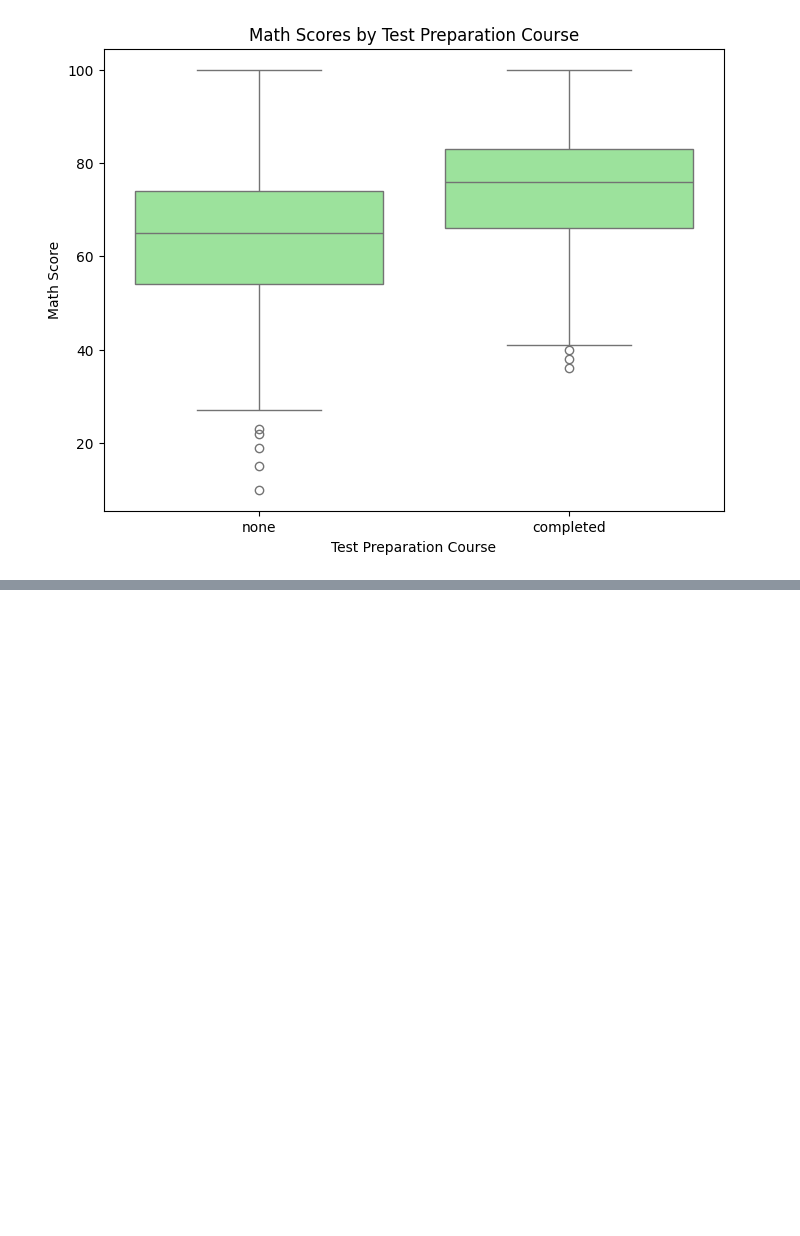
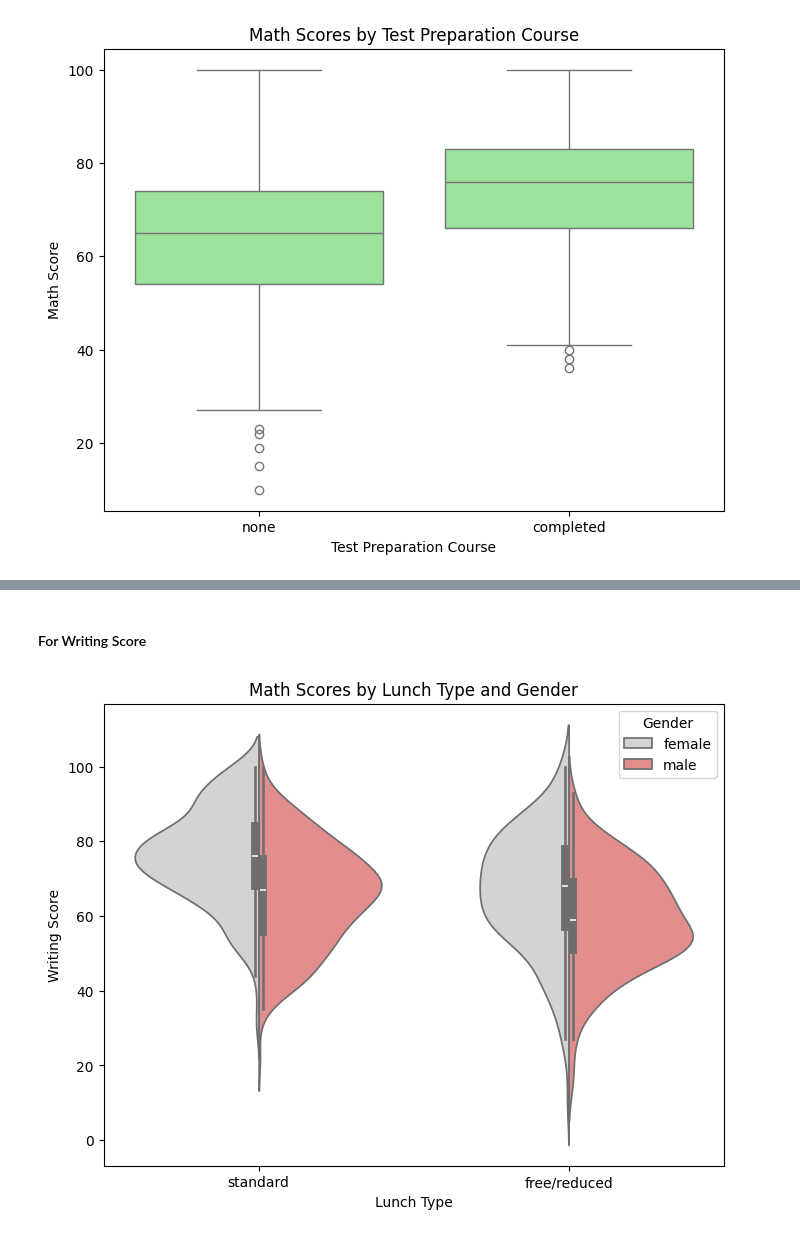
Before and after one commit to GauravBachu/PDS_Assignment-1, a Jupyter notebook: student_performace_Q2/src/Q2.ipynb, the cells around one changed output, grey strips where cells are left out. Drawn from its saved outputs; the diff is of its cells as text; code cells hidden in the pictures; blank space fills up the shorter version.

```diff
--- a/student_performace_Q2/src/Q2.ipynb
+++ b/student_performace_Q2/src/Q2.ipynb
@@ -106,0 +137,14 @@ plt.show()
+# %% [markdown]
+#### For Writing Score
+# %%
+colors = ['lightgrey', 'lightcoral']
+plt.figure(figsize=(8, 6))
+sns.violinplot(data=data_set, x='lunch', y='writing score', hue='gender', palette=colors, split=True)
+plt.title('Math Scores by Lunch Type and Gender')
+plt.xlabel('Lunch Type')
+plt.ylabel('Writing Score')
+plt.legend(title='Gender')
+plt.savefig("../results/violinplot_writingscores_lunch.png")
+plt.show()
+# %% [output]
+[figure, added]
```
Also changed, not shown: parts of 8 cells of this notebook, 6 other files.
